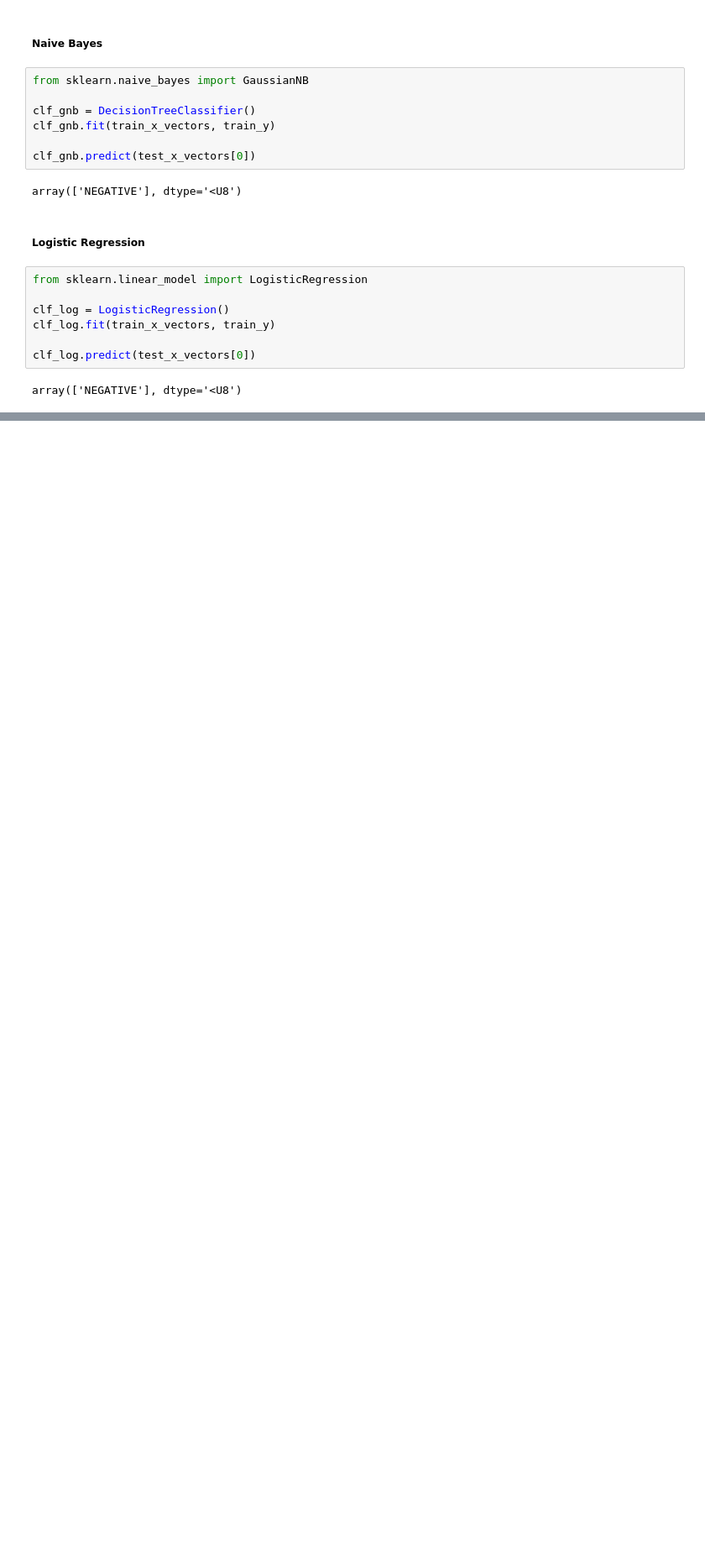
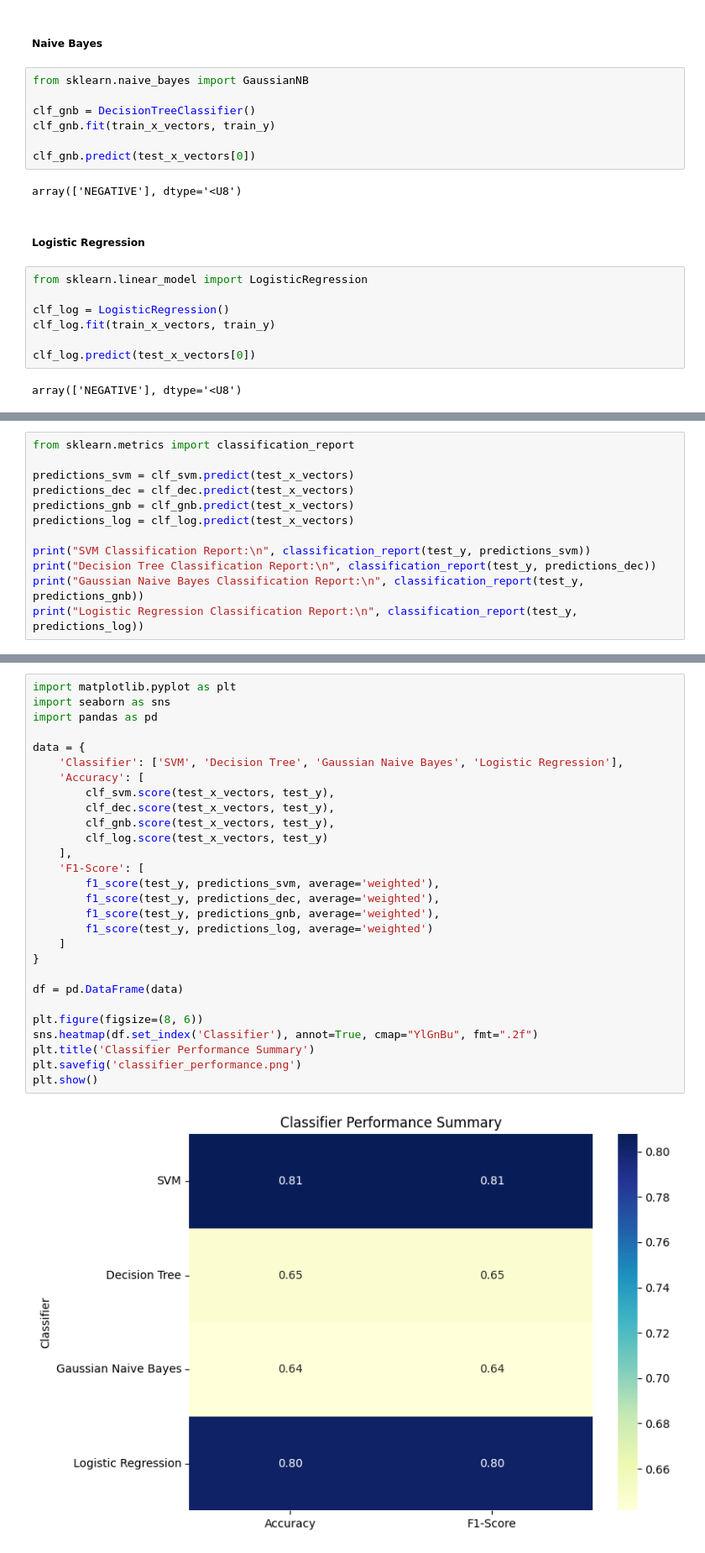
Before and after one commit to paudelsamir/30DaysOfData-LearningUtsav, a Jupyter notebook: Day 28 - Text Classification with Scikit Part 3 (Evaluation and Saving)/evaluation_and_saving.ipynb, the cells around one changed output, grey strips where cells are left out. Shown at 84% size. Drawn from its saved outputs; the diff is of its cells as text; blank space fills up the shorter version.

Commit message:
Text Classification done

```diff
--- a/Day 28 - Text Classification with Scikit Part 3 (Evaluation and Saving)/evaluation_and_saving.ipynb
+++ b/Day 28 - Text Classification with Scikit Part 3 (Evaluation and Saving)/evaluation_and_saving.ipynb
@@ -267,0 +295,12 @@ array(['NEGATIVE'], dtype='<U8')
+# %%
+from sklearn.metrics import classification_report
+
+predictions_svm = clf_svm.predict(test_x_vectors)
+predictions_dec = clf_dec.predict(test_x_vectors)
+predictions_gnb = clf_gnb.predict(test_x_vectors)
+predictions_log = clf_log.predict(test_x_vectors)
+
+print("SVM Classification Report:\n", classification_report(test_y, predictions_svm))
+print("Decision Tree Classification Report:\n", classification_report(test_y, predictions_dec))
+print("Gaussian Naive Bayes Classification Report:\n", classification_report(test_y, predictions_gnb))
+print("Logistic Regression Classification Report:\n", classification_report(test_y, predictions_log))
@@ -267,0 +450,30 @@ array(['NEGATIVE'], dtype='<U8')
+# %%
+import matplotlib.pyplot as plt
+import seaborn as sns
+import pandas as pd
+
+data = {
+    'Classifier': ['SVM', 'Decision Tree', 'Gaussian Naive Bayes', 'Logistic Regression'],
+    'Accuracy': [
+        clf_svm.score(test_x_vectors, test_y),
+        clf_dec.score(test_x_vectors, test_y),
+        clf_gnb.score(test_x_vectors, test_y),
+        clf_log.score(test_x_vectors, test_y)
+    ],
+    'F1-Score': [
+        f1_score(test_y, predictions_svm, average='weighted'),
+        f1_score(test_y, predictions_dec, average='weighted'),
+        f1_score(test_y, predictions_gnb, average='weighted'),
+        f1_score(test_y, predictions_log, average='weighted')
+    ]
+}
+
+df = pd.DataFrame(data)
+
+plt.figure(figsize=(8, 6))
+sns.heatmap(df.set_index('Classifier'), annot=True, cmap="YlGnBu", fmt=".2f")
+plt.title('Classifier Performance Summary')
+plt.savefig('classifier_performance.png')
+plt.show()
+# %% [output]
+[figure, added]
```
Also changed, not shown: parts of 20 cells of this notebook, 8 other files.
